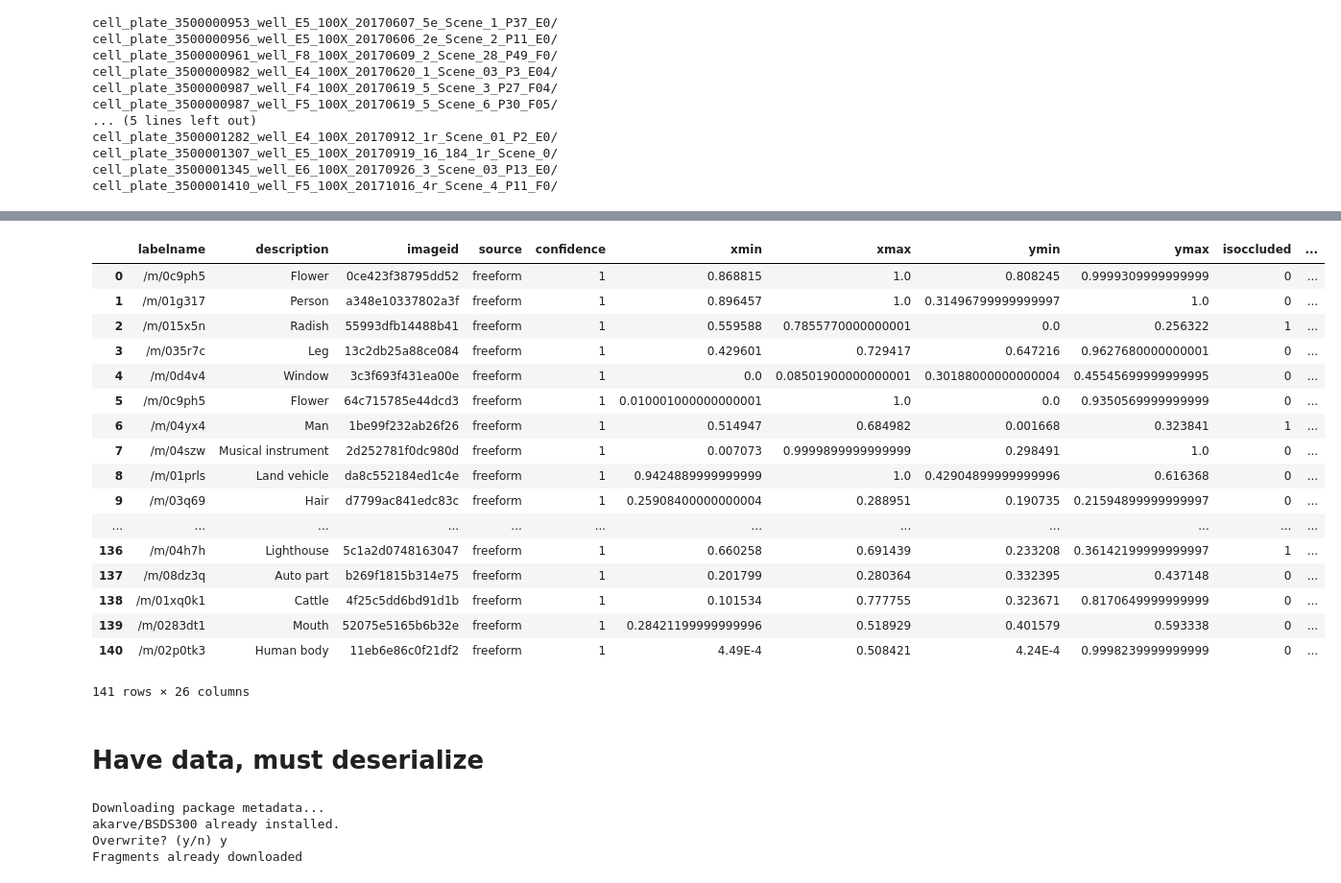
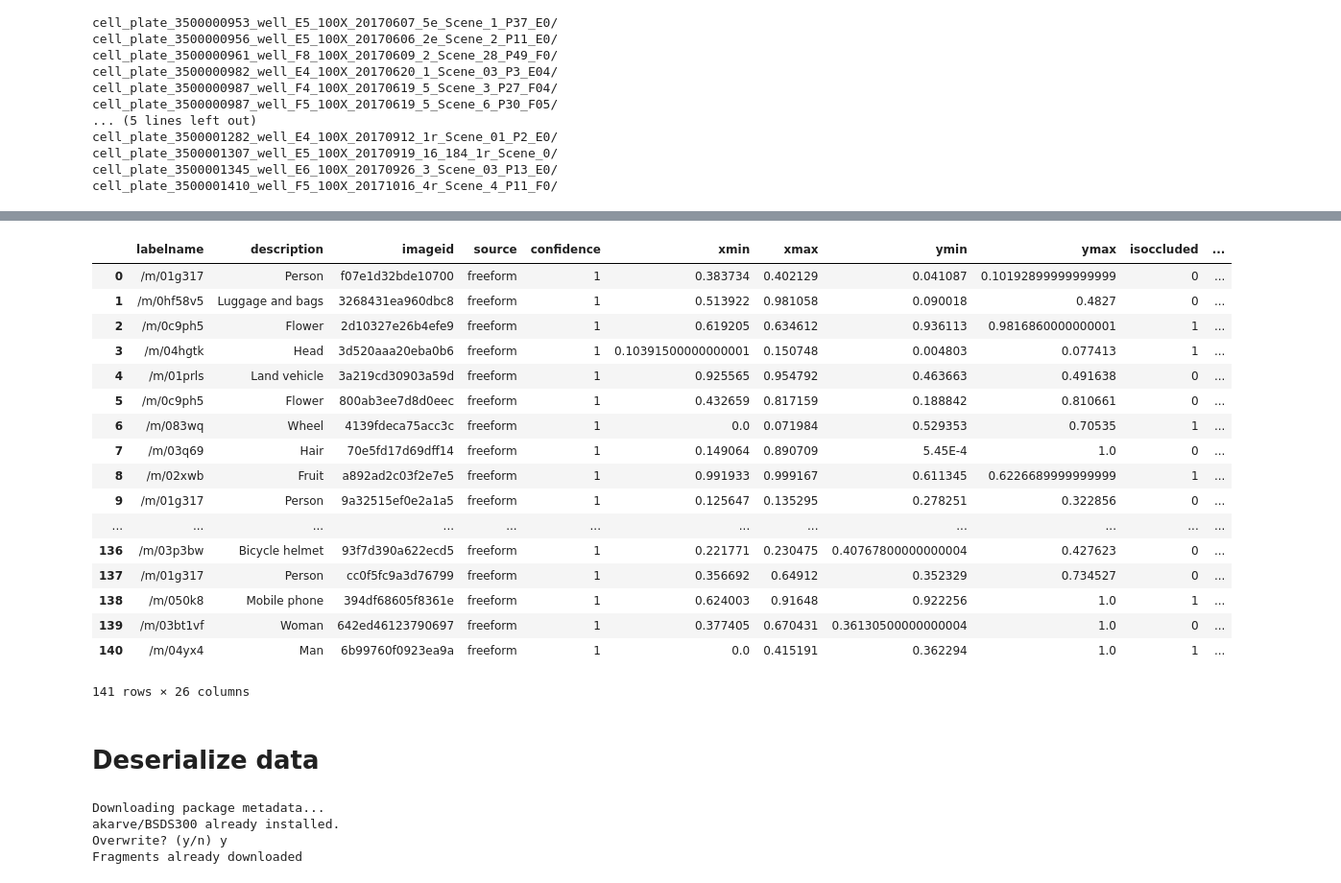
Before and after one commit to quiltdata/jupytercon, a Jupyter notebook: Reproducible_data_dependencies_JupyterCon.ipynb, the cells around one changed output, grey strips where cells are left out. Shown at 96% size. Drawn from its saved outputs; the diff is of its cells as text; code cells hidden in the pictures.

```diff
--- a/Reproducible_data_dependencies_JupyterCon.ipynb
+++ b/Reproducible_data_dependencies_JupyterCon.ipynb
@@ -167,33 +185,33 @@ quilt3.query(hotdog)
 # %%
-nothotdog = """
+notpretzel = """
 select * from "frags_openimages_trainable-human-bbox"
-where not contains(split(alldescriptionsforimageid, ',') , 'Hot dog')
+where not contains(split(alldescriptionsforimageid, ',') , 'Pretzel')
 order by rand()
 limit 141;
 """
 
-quilt3.query(nothotdog)
+quilt3.query(notpretzel)
 # %% [output]
 |  | labelname | description | imageid | source | confidence | xmin | xmax | ymin | ymax | isoccluded | ... |
-| 0 | /m/0c9ph5 | Flower | 0ce423f38795dd52 | freeform | 1 | 0.868815 | 1.0 | 0.808245 | 0.9999309999999999 | 0 | ... |
-| 1 | /m/01g317 | Person | a348e10337802a3f | freeform | 1 | 0.896457 | 1.0 | 0.31496799999999997 | 1.0 | 0 | ... |
-| 2 | /m/015x5n | Radish | 55993dfb14488b41 | freeform | 1 | 0.559588 | 0.7855770000000001 | 0.0 | 0.256322 | 1 | ... |
-| 3 | /m/035r7c | Leg | 13c2db25a88ce084 | freeform | 1 | 0.429601 | 0.729417 | 0.647216 | 0.9627680000000001 | 0 | ... |
-| 4 | /m/0d4v4 | Window | 3c3f693f431ea00e | freeform | 1 | 0.0 | 0.08501900000000001 | 0.30188000000000004 | 0.45545699999999995 | 0 | ... |
-| 5 | /m/0c9ph5 | Flower | 64c715785e44dcd3 | freeform | 1 | 0.010001000000000001 | 1.0 | 0.0 | 0.9350569999999999 | 0 | ... |
-| 6 | /m/04yx4 | Man | 1be99f232ab26f26 | freeform | 1 | 0.514947 | 0.684982 | 0.001668 | 0.323841 | 1 | ... |
-| 7 | /m/04szw | Musical instrument | 2d252781f0dc980d | freeform | 1 | 0.007073 | 0.9999899999999999 | 0.298491 | 1.0 | 0 | ... |
-| 8 | /m/01prls | Land vehicle | da8c552184ed1c4e | freeform | 1 | 0.9424889999999999 | 1.0 | 0.42904899999999996 | 0.616368 | 0 | ... |
-| 9 | /m/03q69 | Hair | d7799ac841edc83c | freeform | 1 | 0.25908400000000004 | 0.288951 | 0.190735 | 0.21594899999999997 | 0 | ... |
+| 0 | /m/01g317 | Person | f07e1d32bde10700 | freeform | 1 | 0.383734 | 0.402129 | 0.041087 | 0.10192899999999999 | 0 | ... |
+| 1 | /m/0hf58v5 | Luggage and bags | 3268431ea960dbc8 | freeform | 1 | 0.513922 | 0.981058 | 0.090018 | 0.4827 | 0 | ... |
+| 2 | /m/0c9ph5 | Flower | 2d10327e26b4efe9 | freeform | 1 | 0.619205 | 0.634612 | 0.936113 | 0.9816860000000001 | 1 | ... |
+| 3 | /m/04hgtk | Head | 3d520aaa20eba0b6 | freeform | 1 | 0.10391500000000001 | 0.150748 | 0.004803 | 0.077413 | 1 | ... |
+| 4 | /m/01prls | Land vehicle | 3a219cd30903a59d | freeform | 1 | 0.925565 | 0.954792 | 0.463663 | 0.491638 | 0 | ... |
+| 5 | /m/0c9ph5 | Flower | 800ab3ee7d8d0eec | freeform | 1 | 0.432659 | 0.817159 | 0.188842 | 0.810661 | 0 | ... |
+| 6 | /m/083wq | Wheel | 4139fdeca75acc3c | freeform | 1 | 0.0 | 0.071984 | 0.529353 | 0.70535 | 1 | ... |
+| 7 | /m/03q69 | Hair | 70e5fd17d69dff14 | freeform | 1 | 0.149064 | 0.890709 | 5.45E-4 | 1.0 | 0 | ... |
+| 8 | /m/02xwb | Fruit | a892ad2c03f2e7e5 | freeform | 1 | 0.991933 | 0.999167 | 0.611345 | 0.6226689999999999 | 1 | ... |
+| 9 | /m/01g317 | Person | 9a32515ef0e2a1a5 | freeform | 1 | 0.125647 | 0.135295 | 0.278251 | 0.322856 | 0 | ... |
 | ... | ... | ... | ... | ... | ... | ... | ... | ... | ... | ... | ... |
-| 136 | /m/04h7h | Lighthouse | 5c1a2d0748163047 | freeform | 1 | 0.660258 | 0.691439 | 0.233208 | 0.36142199999999997 | 1 | ... |
-| 137 | /m/08dz3q | Auto part | b269f1815b314e75 | freeform | 1 | 0.201799 | 0.280364 | 0.332395 | 0.437148 | 0 | ... |
-| 138 | /m/01xq0k1 | Cattle | 4f25c5dd6bd91d1b | freeform | 1 | 0.101534 | 0.777755 | 0.323671 | 0.8170649999999999 | 0 | ... |
-| 139 | /m/0283dt1 | Mouth | 52075e5165b6b32e | freeform | 1 | 0.28421199999999996 | 0.518929 | 0.401579 | 0.593338 | 0 | ... |
-| 140 | /m/02p0tk3 | Human body | 11eb6e86c0f21df2 | freeform | 1 | 4.49E-4 | 0.508421 | 4.24E-4 | 0.9998239999999999 | 0 | ... |
+| 136 | /m/03p3bw | Bicycle helmet | 93f7d390a622ecd5 | freeform | 1 | 0.221771 | 0.230475 | 0.40767800000000004 | 0.427623 | 0 | ... |
+| 137 | /m/01g317 | Person | cc0f5fc9a3d76799 | freeform | 1 | 0.356692 | 0.64912 | 0.352329 | 0.734527 | 0 | ... |
+| 138 | /m/050k8 | Mobile phone | 394df68605f8361e | freeform | 1 | 0.624003 | 0.91648 | 0.922256 | 1.0 | 1 | ... |
+| 139 | /m/03bt1vf | Woman | 642ed46123790697 | freeform | 1 | 0.377405 | 0.670431 | 0.36130500000000004 | 1.0 | 0 | ... |
+| 140 | /m/04yx4 | Man | 6b99760f0923ea9a | freeform | 1 | 0.0 | 0.415191 | 0.362294 | 1.0 | 1 | ... |
 141 rows × 26 columns
 # %% [markdown]
-# Have data, must deserialize
+# Deserialize data
 # %%
 quilt.install("akarve/BSDS300")
 # %% [output]
```
Also changed, not shown: parts of 42 cells of this notebook, 7 other files.
